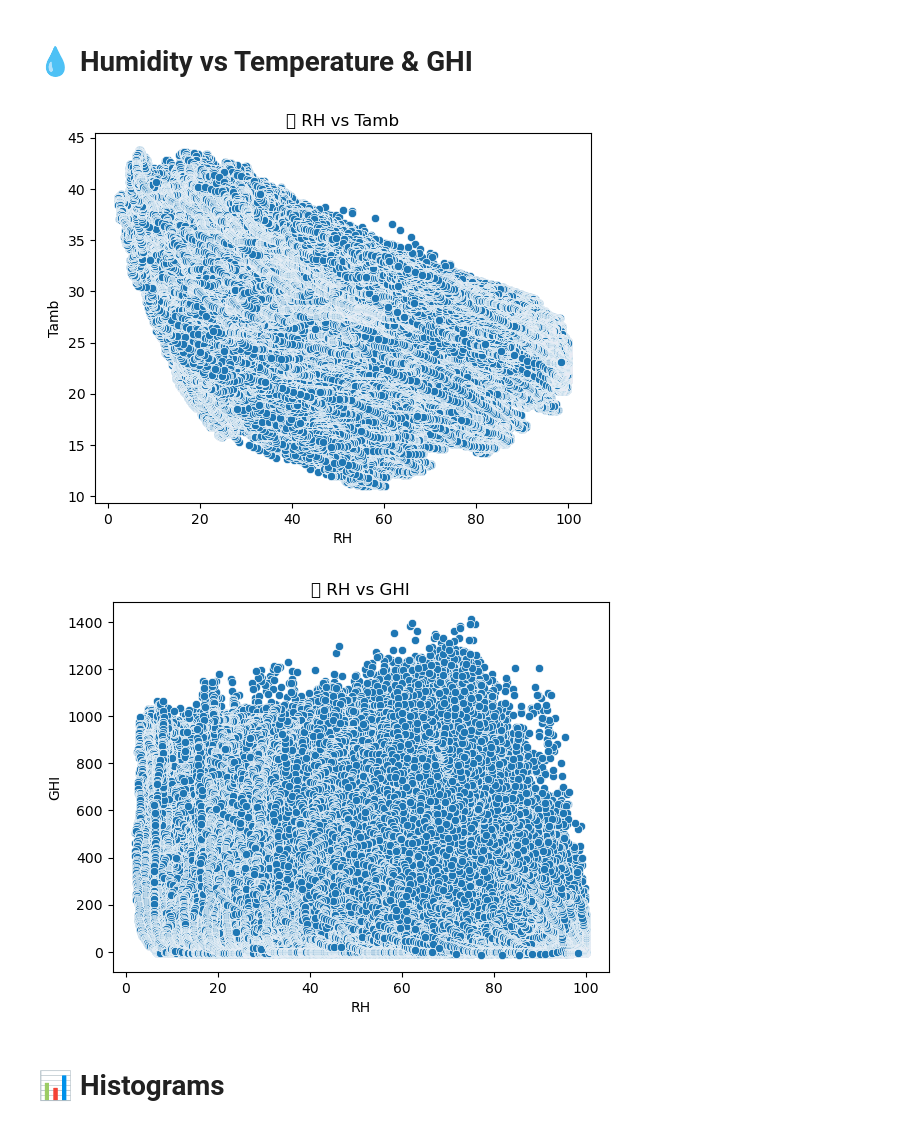
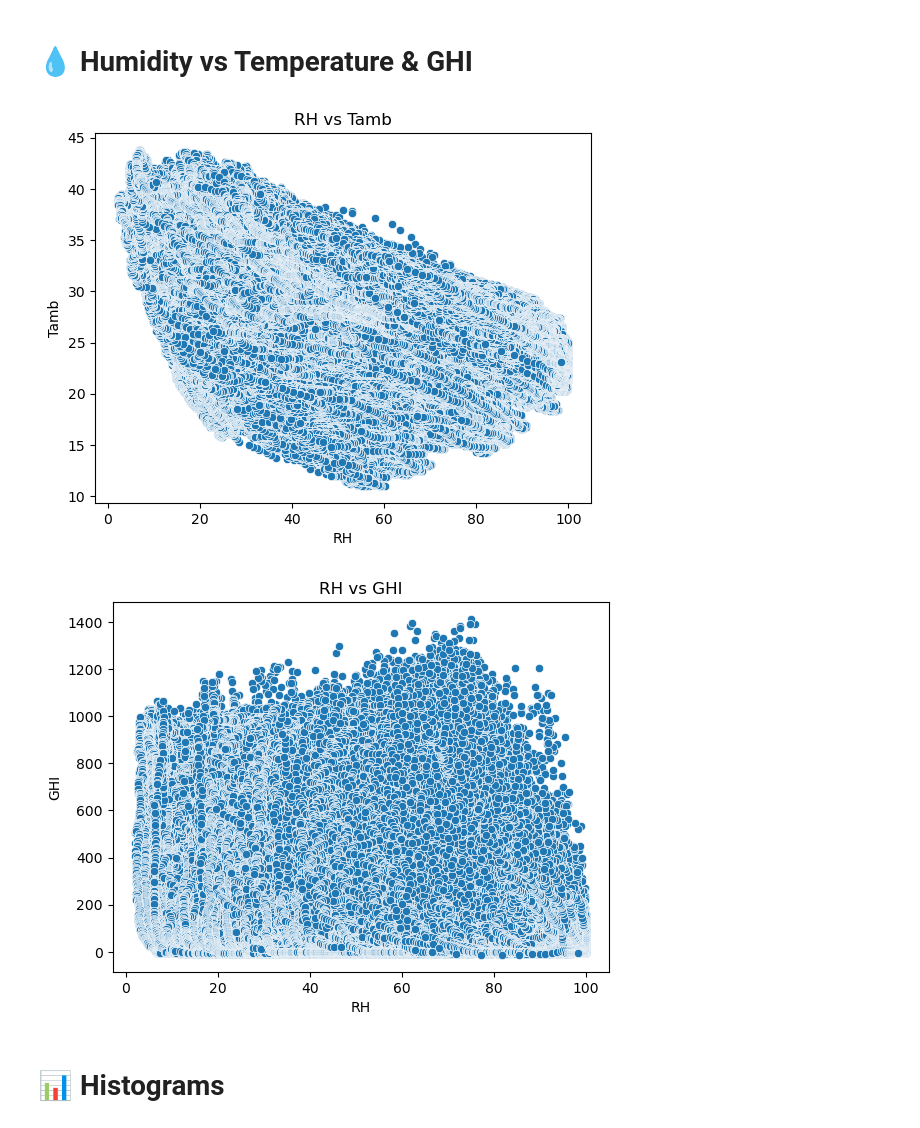
Before and after one commit to EstiphanosH/solar-challenge-week1, a Jupyter notebook: notebooks/benin_eda.ipynb, the cells around one changed output. Saved outputs shown, nothing was run; the diff lists cells and outputs as text; code cells hidden in the pictures.

```diff
--- a/notebooks/benin_eda.ipynb
+++ b/notebooks/benin_eda.ipynb
@@ -125,15 +125,15 @@ plt.show()
 # 💧 Humidity vs Temperature & GHI
 # %%
 sns.scatterplot(x='RH', y='Tamb', data=benin_df)
-plt.title('💧 RH vs Tamb')
+plt.title('RH vs Tamb')
 plt.show()
 
 sns.scatterplot(x='RH', y='GHI', data=benin_df)
-plt.title('💧 RH vs GHI')
+plt.title('RH vs GHI')
 plt.show()
 # %% [output]
-[figure, old version]
+[figure, new version]
-[figure, old version]
+[figure, new version]
 # %% [markdown]
 # 📊 Histograms
 # %%
```
Also changed, not shown: parts of 8 cells of this notebook, 3 other files.
